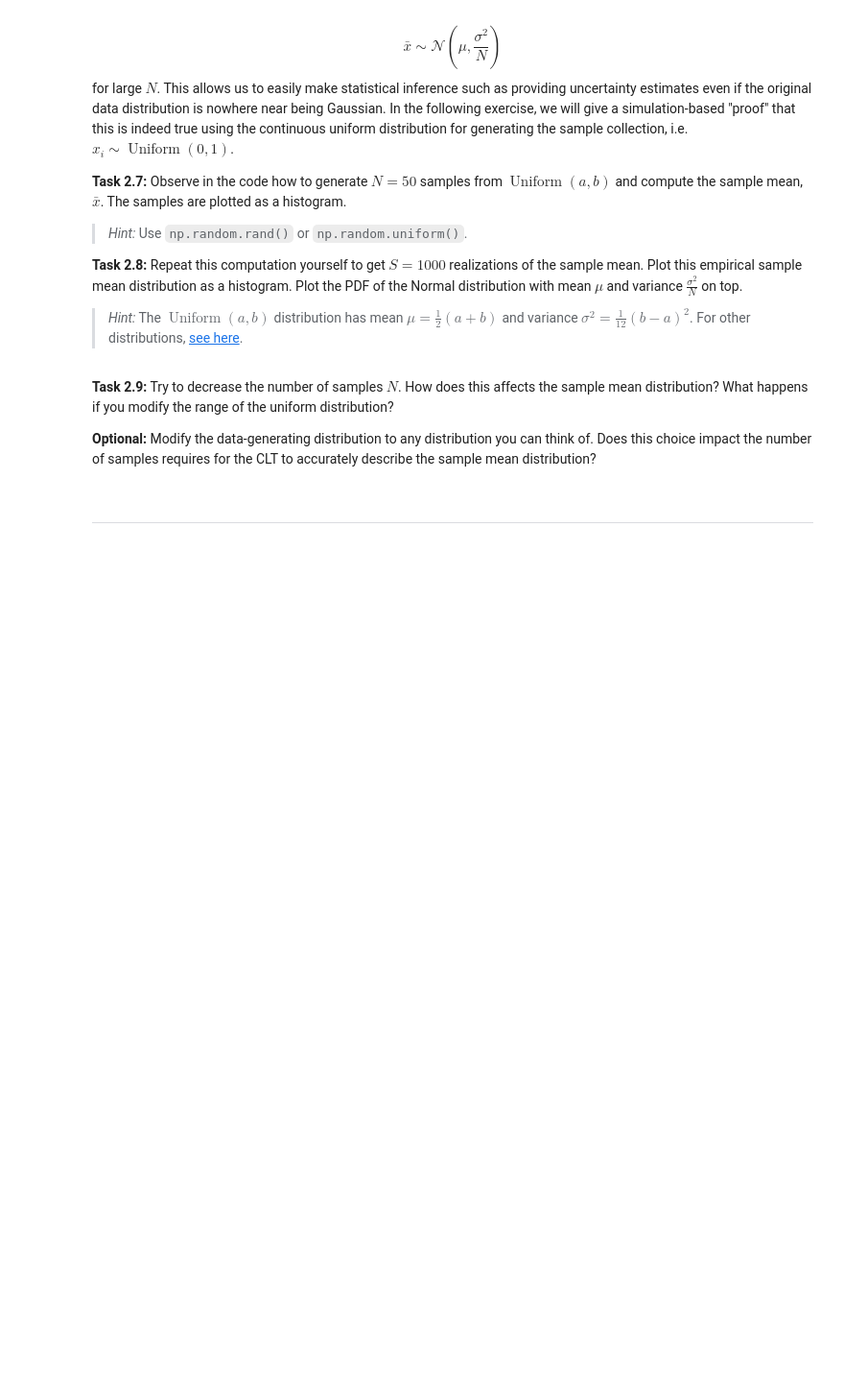
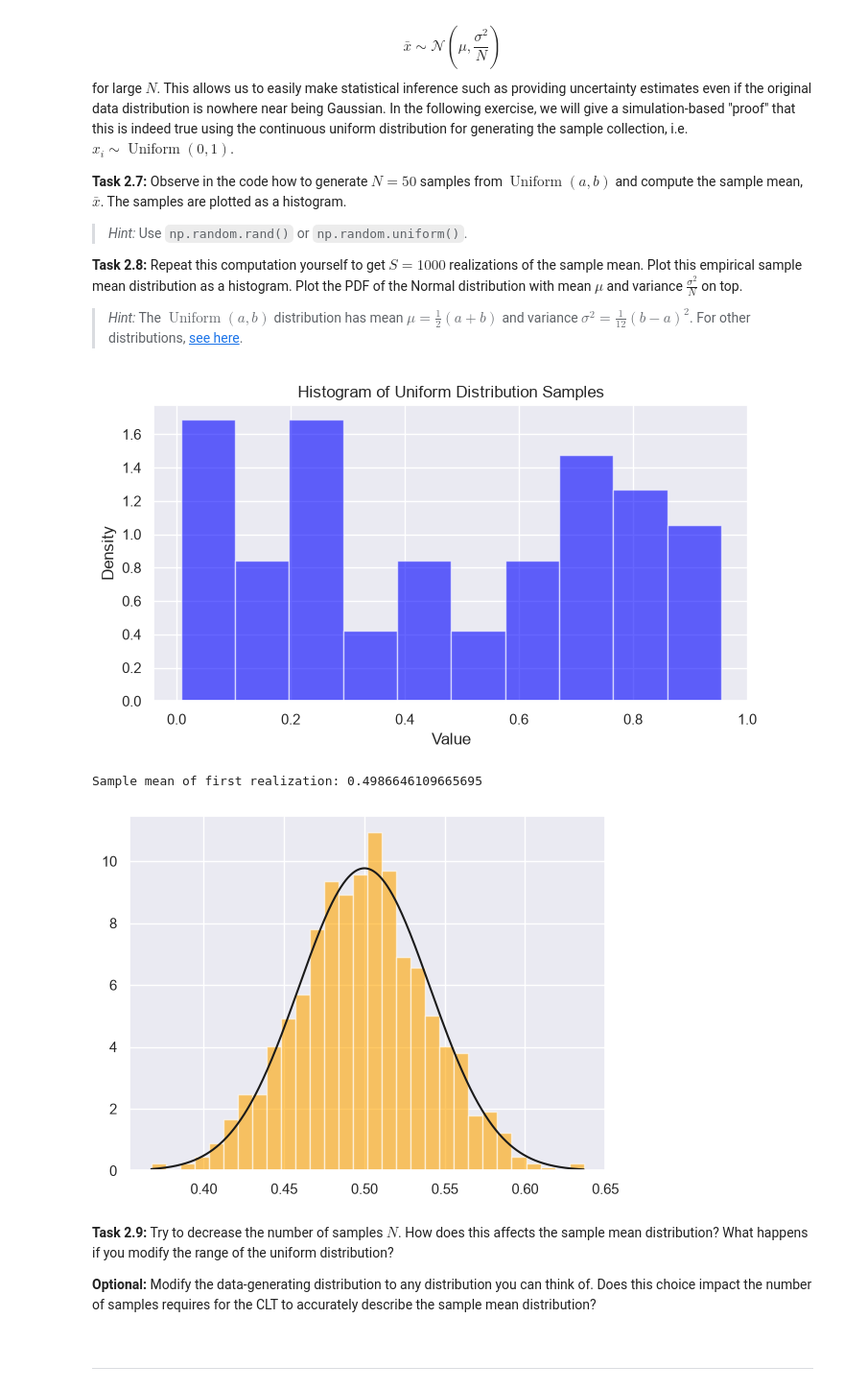
Before and after one commit to NicolaiNielsen/02452exercises, a Jupyter notebook: week4/exercise4.ipynb, the cells around one changed output. Shown at 96% size. Cells and saved outputs as stored; diff of their text form; code cells hidden in the pictures; blank space fills up the shorter version.

```diff
--- a/week4/exercise4.ipynb
+++ b/week4/exercise4.ipynb
@@ -335,24 +379,34 @@ for large $N$. This allows us to easily make statistical inference such as provi
 # %%
 
 N = 50
 S = 1000
 a = 0
 b = 1
 
 # Sample N samples from a uniform distribution, S times
 X_s= np.random.uniform(a, b, (S, N))
 
 # Plot the histogram of samples from one realization
 plt.figure(figsize=(8, 4))
 plt.hist(X_s[0], bins=10, density=True, alpha=0.6, color='blue')
 plt.title("Histogram of Uniform Distribution Samples")
 plt.xlabel("Value")
 plt.ylabel("Density")
 plt.grid(True)
 plt.show()
 
 # YOUR CODE HERE
-raise NotImplementedError()
+print("Sample mean of first realization:", X_s.mean())
+means_per_sample = X_s.mean(axis=1)
+plt.hist(X_s.mean(axis=1), bins=30, density=True, alpha=0.6, color='orange')
+xaxis = np.linspace(means_per_sample.min(), means_per_sample.max(), 1000)
+pdf = stats.norm.pdf(xaxis, loc=1/2*(a+b), scale=np.sqrt(1 / 12) * (b-a) / np.sqrt(N))
+plt.plot(xaxis, pdf, "-", color="k")
+plt.show()
+# %% [output]
+[figure, added]
+Sample mean of first realization: 0.4986646109665695
+[figure, added]
 # %% [markdown]
 **Task 2.9:** Try to decrease the number of samples $N$. How does this affects the sample mean distribution? What happens if you modify the range of the uniform distribution?
 
```
Also changed, not shown: parts of 48 cells of this notebook.
